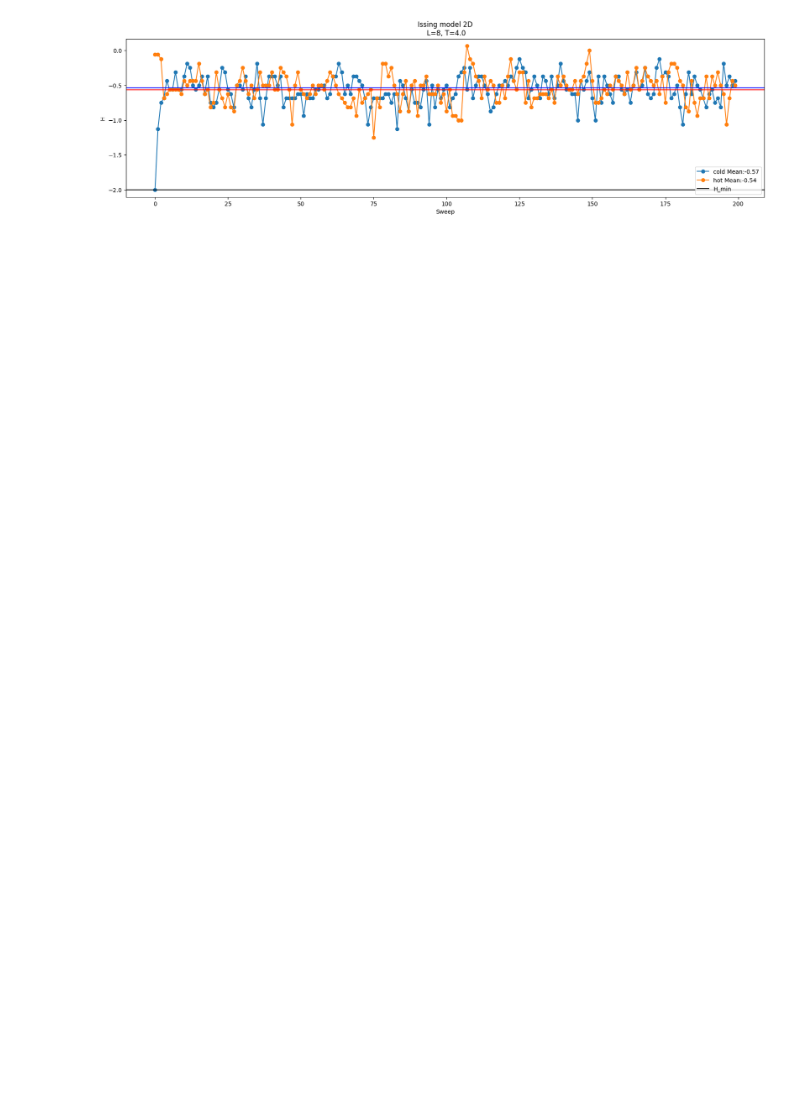
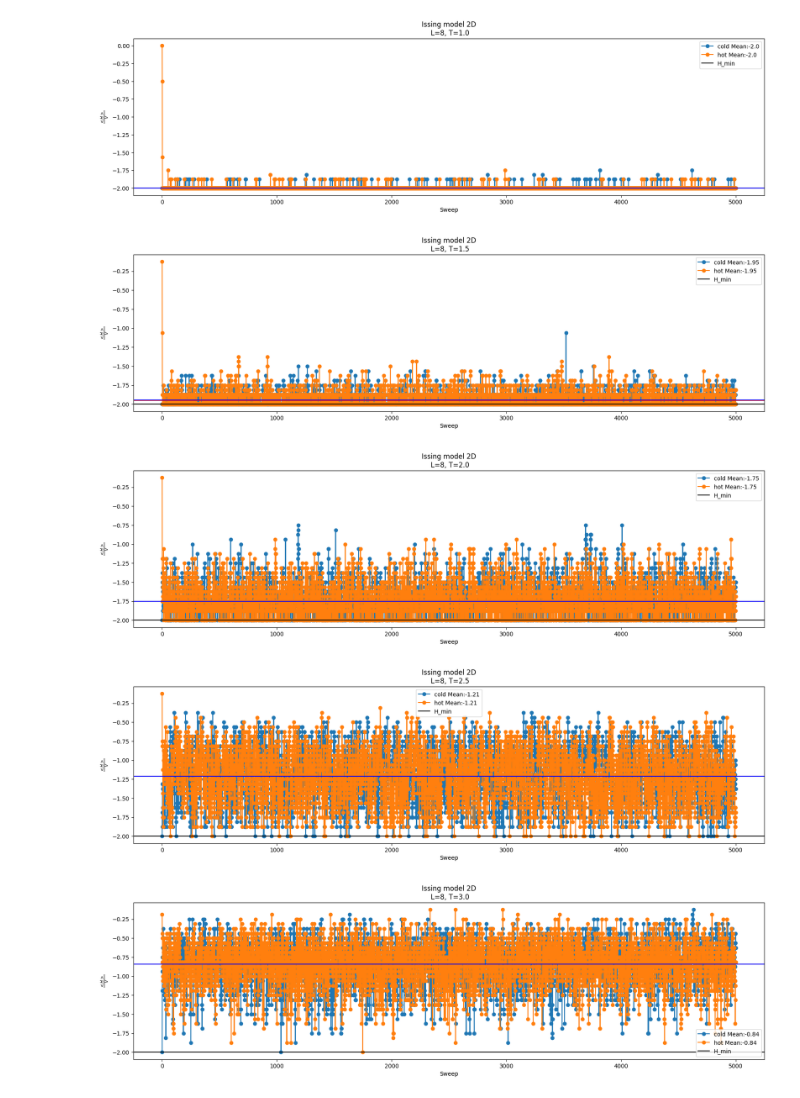
Before and after one commit to SoyAgustin/QF-Path-Integral, a Jupyter notebook: Notebooks_Py/issing.ipynb, the cells around one changed output. Saved outputs shown, nothing was run; the diff lists cells and outputs as text; code cells hidden in the pictures; blank space fills up the shorter version.

```diff
--- a/Notebooks_Py/issing.ipynb
+++ b/Notebooks_Py/issing.ipynb
@@ -3,38 +3,52 @@ import numpy as np
 import matplotlib.pyplot as plt
 import pandas as pd
 # %%
-df_cold = pd.read_csv('./Datos/issing_2d_cold.csv')
-x_cold = df_cold["sweep"]
-y_cold = df_cold["H"]
+def plot_issing(T):
+    df_cold = pd.read_csv(f'./Datos/issing_2d_cold_t{T}.csv')
+    x_cold = df_cold["sweep"]
+    y_cold = df_cold["H"]
 
-df_hot = pd.read_csv('./Datos/issing_2d_hot.csv')
-x_hot = df_hot["sweep"]
-y_hot = df_hot["H"]
+    df_hot = pd.read_csv(f'./Datos/issing_2d_hot_t{T}.csv')
+    x_hot = df_hot["sweep"]
+    y_hot = df_hot["H"]
 
-L = df_cold["L"][0]
-T = df_cold["T"][0]
-y_cold = y_cold/L**2 # Normalizamos la energía por sitio
-y_hot = y_hot/L**2
+    L = df_cold["L"][0]
+    T = df_cold["T"][0]
+    y_cold = y_cold/L**2 # Normalizamos la energía por sitio
+    y_hot = y_hot/L**2
 
-min=-2
-mean_cold=np.mean(y_cold)
-mean_hot=np.mean(y_hot)
+    min=-2
+    mean_cold=np.mean(y_cold)
+    mean_hot=np.mean(y_hot)
 
-plt.figure(figsize=(20,5))
+    plt.figure(figsize=(20,5))
 
-plt.plot(x_cold,y_cold,ls="-",marker="o",label=f"cold Mean:{round(mean_cold,2)}")#cold
-plt.plot(x_hot,y_hot,ls="-",marker="o",label=f"hot Mean:{round(mean_hot,2)}")#hot
+    plt.plot(x_cold,y_cold,ls="-",marker="o",label=f"cold Mean:{round(mean_cold,2)}")#cold
+    plt.plot(x_hot,y_hot,ls="-",marker="o",label=f"hot Mean:{round(mean_hot,2)}")#hot
 
-plt.xlabel('Sweep')
-plt.ylabel('H')
-plt.title('Issing model 2D\n L=%d, T=%1.1f'%(L,T))
-plt.axhline(y=min, color='k',label="H_min")
+    plt.xlabel('Sweep')
+    plt.ylabel('$\\frac{<H>}{V}$')
+    plt.title('Issing model 2D\n L=%d, T=%1.1f'%(L,T))
+    plt.axhline(y=min, color='k',label="H_min")
 
-plt.axhline(y=mean_cold, color='r')
-plt.axhline(y=mean_hot, color='b')
+    plt.axhline(y=mean_cold, color='r')
+    plt.axhline(y=mean_hot, color='b')
 
-plt.legend()
+    plt.legend()
 
-plt.show()
+    plt.show()
+    return df_cold,df_hot
-# %% [output]
-[figure, removed]
+# %%
+df_t1_cold,df_t1_hot = plot_issing(1)
+df_t15_cold,df_t15_hot = plot_issing(15)
+df_t2_cold,df_t2_hot = plot_issing(2)
+df_t25_cold,df_t25_hot = plot_issing(25)
+df_t3_cold,df_t3_hot = plot_issing(3)
+df_t35_cold,df_t35_hot = plot_issing(35)
+df_t4_cold,df_t4_hot = plot_issing(4)
+# %% [output]
+[figure, added]
+[figure, added]
+[figure, added]
+[figure, added]
+[figure, added]
```
Also changed, not shown: parts of 9 cells of this notebook, 26 other files.
